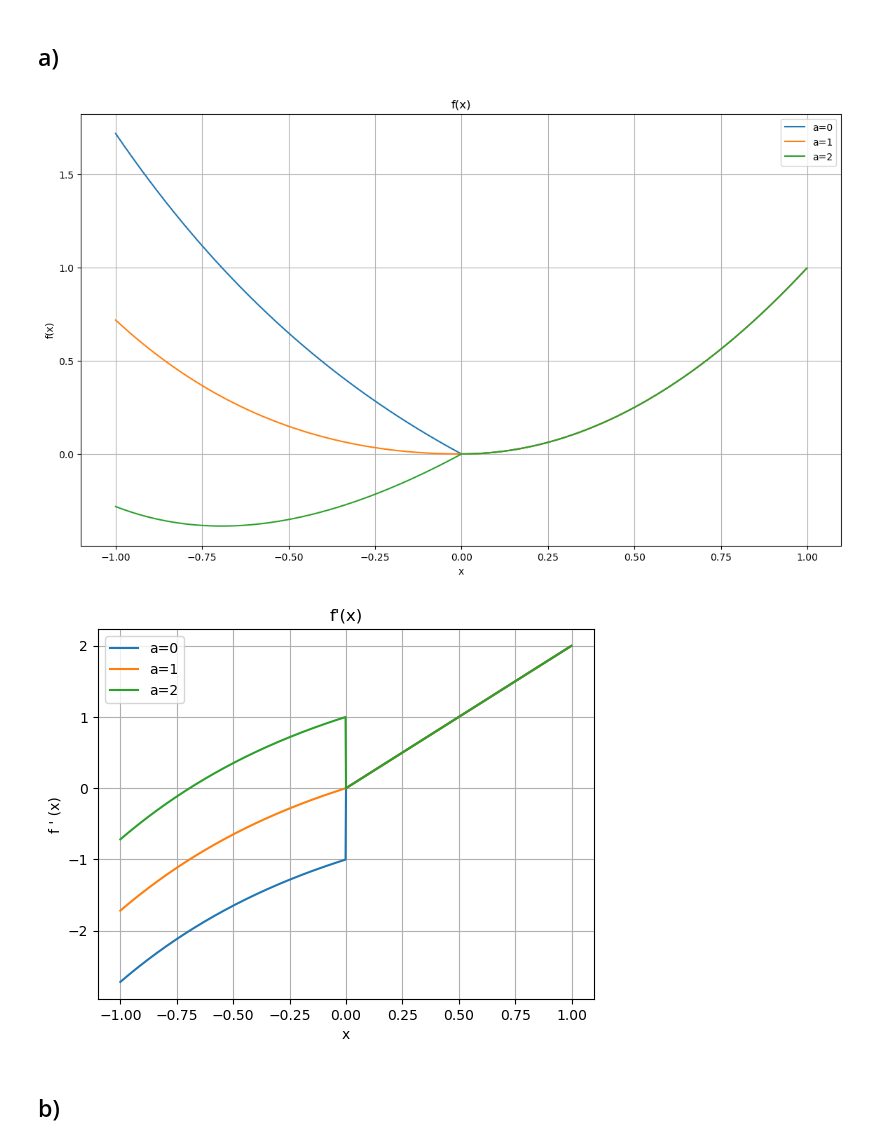
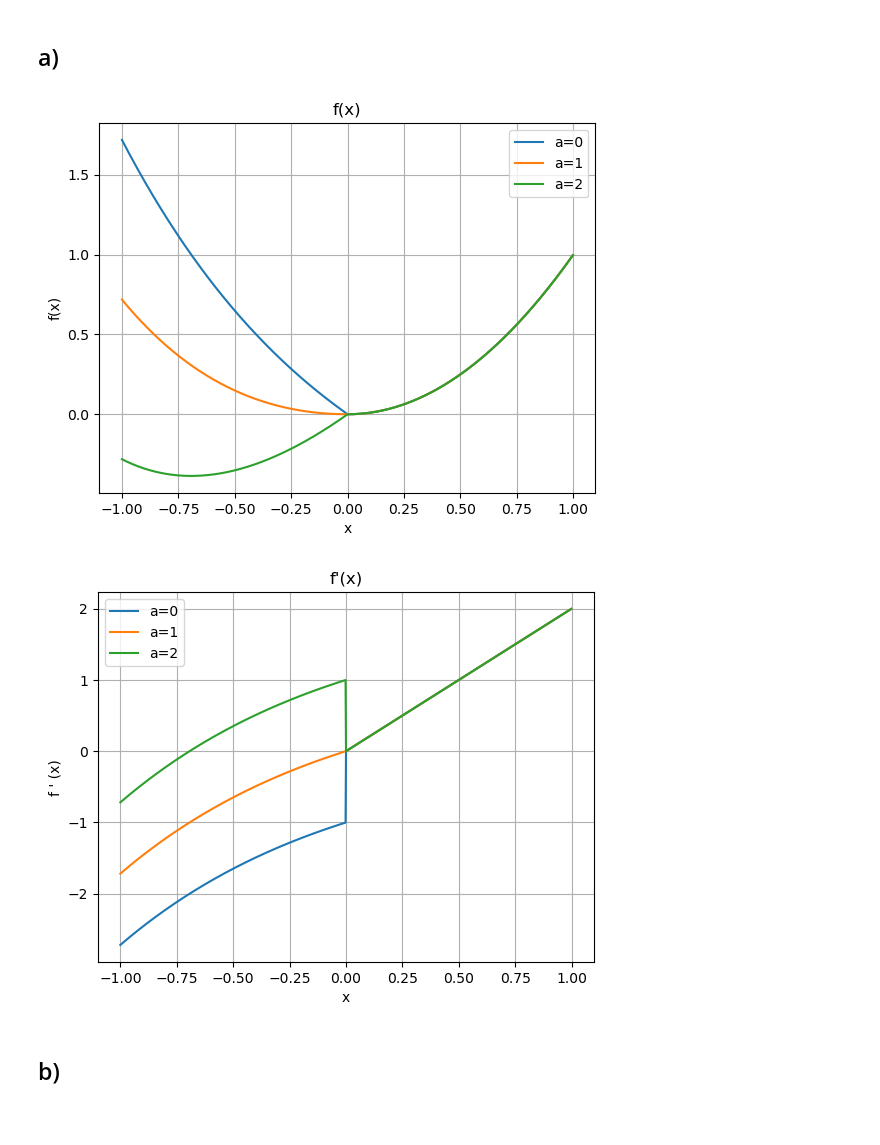
Before and after one commit to Katikistan/NumeP, a Jupyter notebook: week1/week1.ipynb, the cells around one changed output. Drawn from its saved outputs; the diff is of its cells as text; code cells hidden in the pictures; blank space fills up the shorter version.

```diff
--- a/week1/week1.ipynb
+++ b/week1/week1.ipynb
@@ -166,36 +163,34 @@ x = np.linspace(-1, 1, N, endpoint=False)
 def f(x, a):
     return np.piecewise(x, [x < 0, x > 0], [lambda x: np.exp(-x) + a * x - 1, lambda x: x**2])
 
 def f_prime(x, a):
     return np.piecewise(x, [x < 0, x > 0], [lambda x: -np.exp(-x) + a, lambda x: 2 * x])
 
 a_values = [0, 1, 2]
 
 # plotting f(x) for different values of a
-plt.figure(figsize=(14, 8))
 for a in a_values:
-    # Define the function and its derivative using np.piecewise
     f_values = f(x, a)
     plt.plot(x, f_values, label=f'a={a}')
     plt.title('f(x)')
     plt.xlabel('x')
     plt.ylabel('f(x)')
     plt.grid(True)
     plt.legend()
 plt.show()
 
 # plotting f'(x) for different values of a
 for a in a_values:
     f_prime_values = f_prime(x, a)
     plt.plot(x, f_prime_values, label=f'a={a}')
     plt.title("f'(x)")
     plt.xlabel('x')
     plt.ylabel("f ' (x)")
     plt.grid(True)
     plt.legend()
 plt.show()
 # %% [output]
-[figure, old version]
+[figure, new version]
 [figure]
 # %% [markdown]
 ## b)
```
Also changed, not shown: parts of 4 cells of this notebook.
